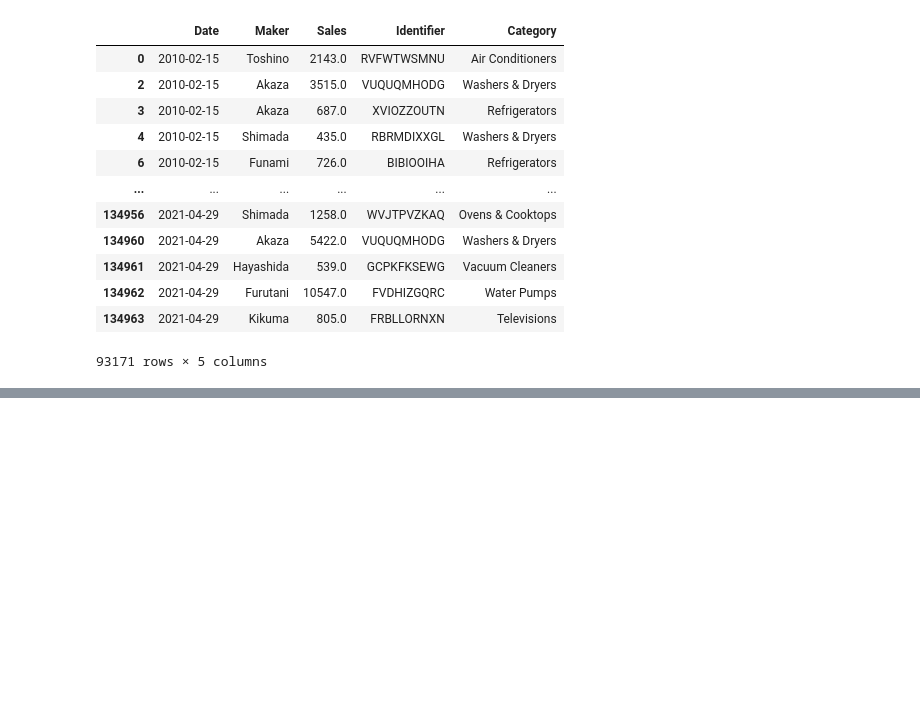
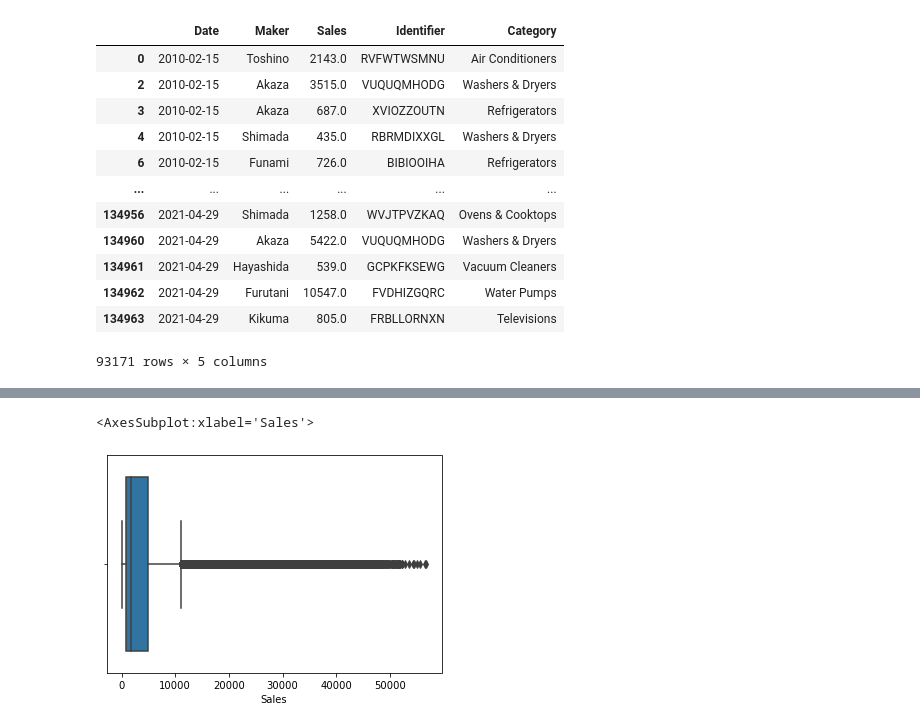
Before and after one commit to jafar-shodiq/complete-proj, a Jupyter notebook: 2021/07/apply/ilmuone-data/notebook01.ipynb, the cells around one changed output, grey strips where cells are left out. Saved outputs shown, nothing was run; the diff lists cells and outputs as text; code cells hidden in the pictures; blank space fills up the shorter version.

```diff
--- a/2021/07/apply/ilmuone-data/notebook01.ipynb
+++ b/2021/07/apply/ilmuone-data/notebook01.ipynb
@@ -922,0 +1026,2 @@ df
+# %%
+grpby_id = df.groupby(by='Identifier').mean().round(2)
@@ -922,0 +1158,4 @@ df
+# %%
+for identifier, sales_mean in zip(grpby_id.index, grpby_id.values):
+    df['Sales'] = df['Sales'].mask((df['Sales'].isnull()) & (df['Identifier'] == identifier),
+                                   sales_mean)
@@ -922,0 +1234,2 @@ df
+# %%
+df = df[['Date', 'Category', 'Maker', 'Sales', 'Identifier']]
@@ -922,0 +1250,5 @@ df
+# %%
+sns.boxplot(data=df, x='Sales')
+# %% [output]
+<AxesSubplot:xlabel='Sales'>
+[figure, added]
```
Also changed, not shown: parts of 71 cells of this notebook, 7 other files.
